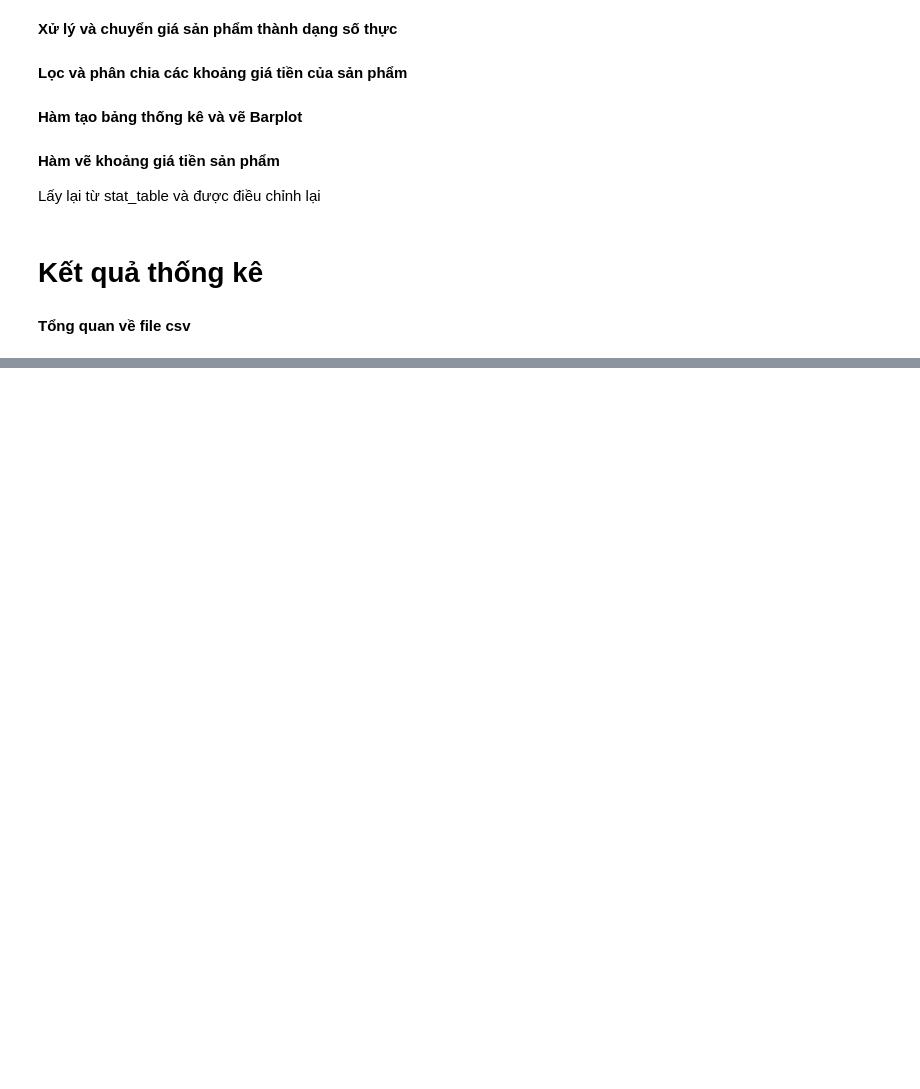
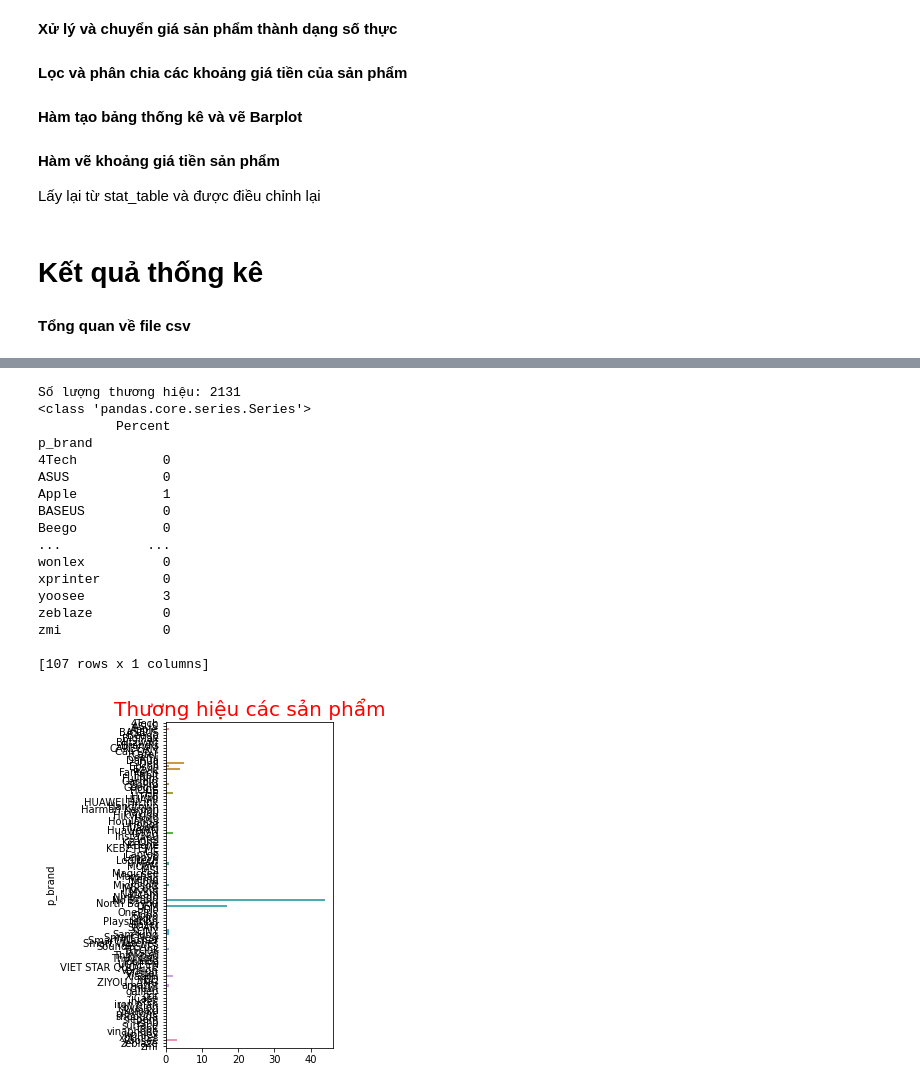
Before and after one commit to tranlybuu/Data_Lazada, a Jupyter notebook: lazada/thongke.ipynb, the cells around one changed output, grey strips where cells are left out. Cells and saved outputs as stored; diff of their text form; code cells hidden in the pictures; blank space fills up the shorter version.

```diff
--- a/lazada/thongke.ipynb
+++ b/lazada/thongke.ipynb
@@ -127,0 +150,23 @@ Non-Mall       62
+# %%
+total_brand = data["p_brand"]
+print(f"Số lượng thương hiệu: {len(total_brand)}")
+stat_table("p_brand","Thương hiệu các sản phẩm")
+# %% [output]
+Số lượng thương hiệu: 2131
+<class 'pandas.core.series.Series'>
+          Percent
+p_brand
+4Tech           0
+ASUS            0
+Apple           1
+BASEUS          0
+Beego           0
+...           ...
+wonlex          0
+xprinter        0
+yoosee          3
+zeblaze         0
+zmi             0
+
+[107 rows x 1 columns]
+[figure, added]
```
Also changed, not shown: parts of 8 cells of this notebook, 16 other files.
